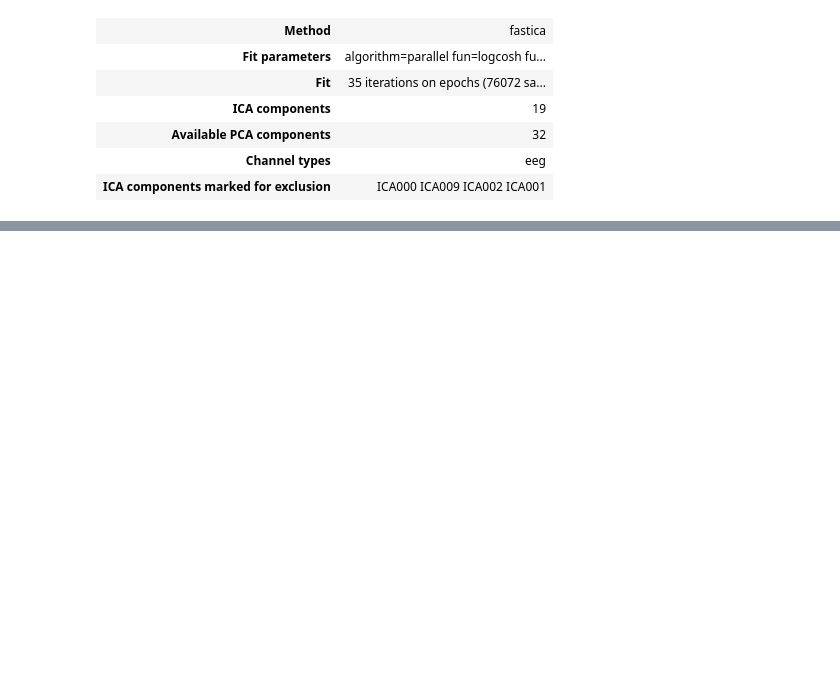
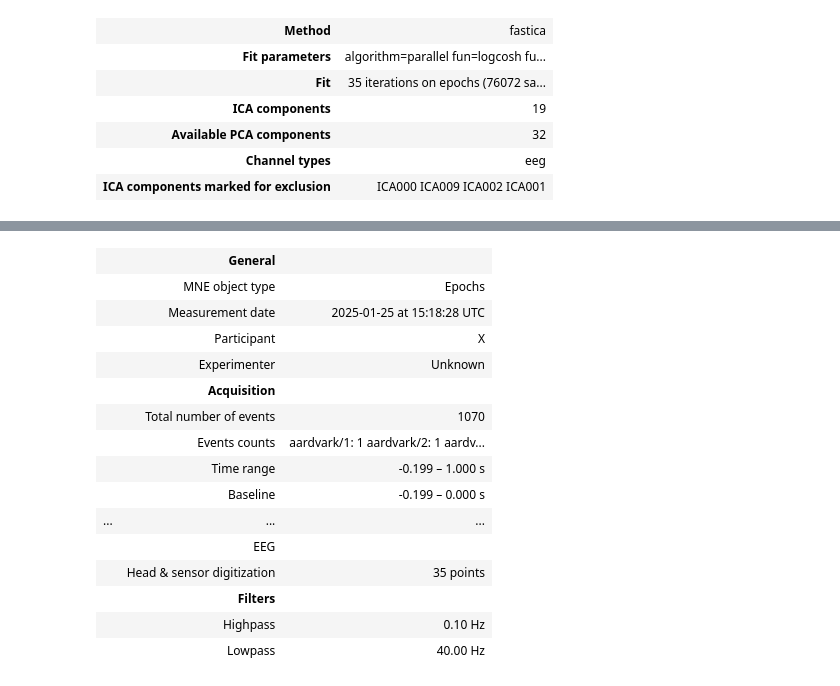
Before and after one commit to neurolawal/Alljoined_prepro, a Jupyter notebook: Preprocessing.ipynb, the cells around one changed output, grey strips where cells are left out. Saved outputs shown, nothing was run; the diff lists cells and outputs as text; code cells hidden in the pictures; blank space fills up the shorter version.

```diff
--- a/Preprocessing.ipynb
+++ b/Preprocessing.ipynb
@@ -331,0 +365,19 @@ First 3 Markers: [{'deleted': False, 'endDatetime': '2025-01-25T15:18:28.641652-
+# %%
+epochs
+# %% [output]
+|  | General |  |
+|  | MNE object type | Epochs |
+|  | Measurement date | 2025-01-25 at 15:18:28 UTC |
+|  | Participant | X |
+|  | Experimenter | Unknown |
+|  | Acquisition |  |
+|  | Total number of events | 1070 |
+|  | Events counts | aardvark/1: 1 aardvark/2: 1 aardv... |
+|  | Time range | -0.199 – 1.000 s |
+|  | Baseline | -0.199 – 0.000 s |
+| ... | ... | ... |
+|  | EEG |  |
+|  | Head & sensor digitization | 35 points |
+|  | Filters |  |
+|  | Highpass | 0.10 Hz |
+|  | Lowpass | 40.00 Hz |
```
Also changed, not shown: parts of 17 cells of this notebook, 4 other files.
